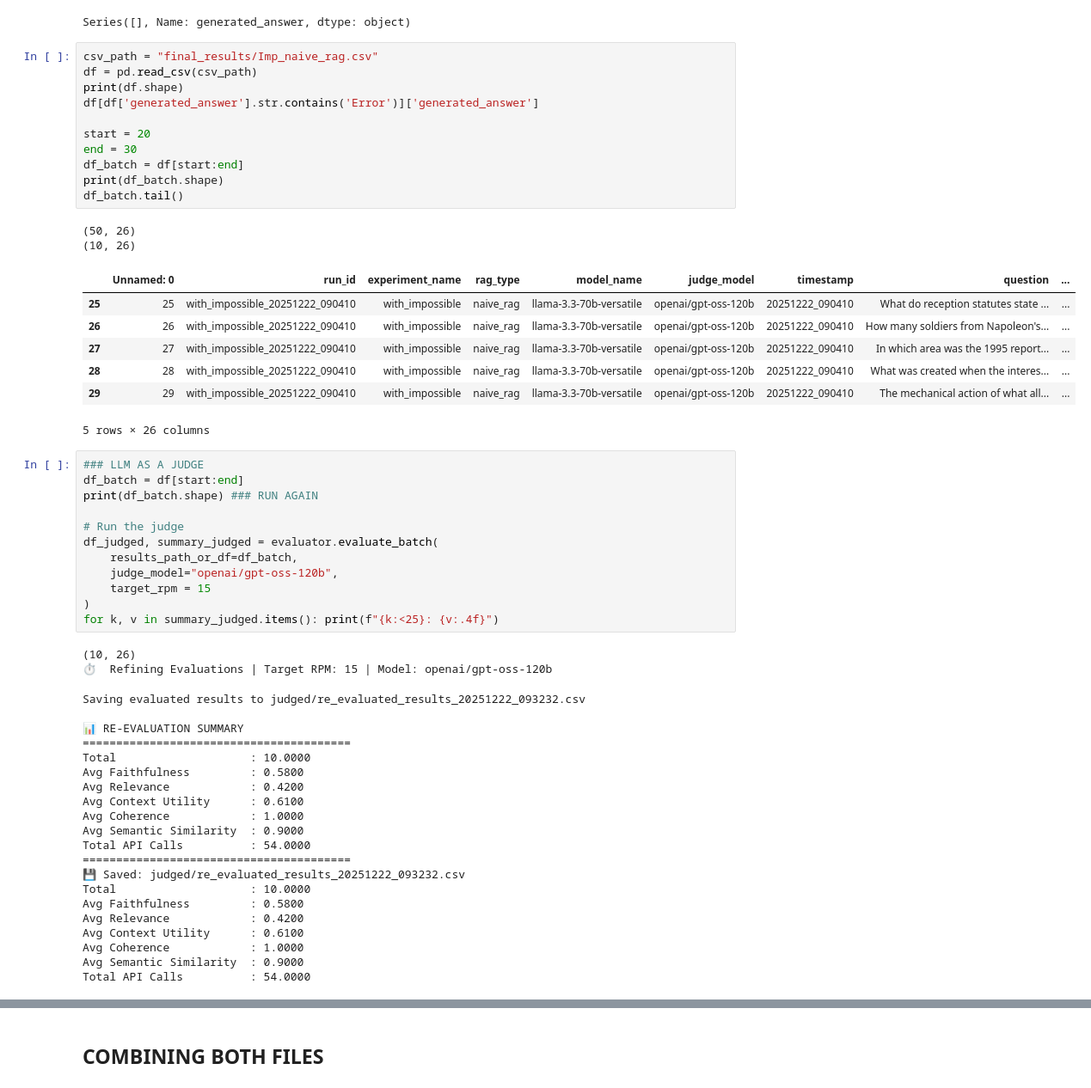
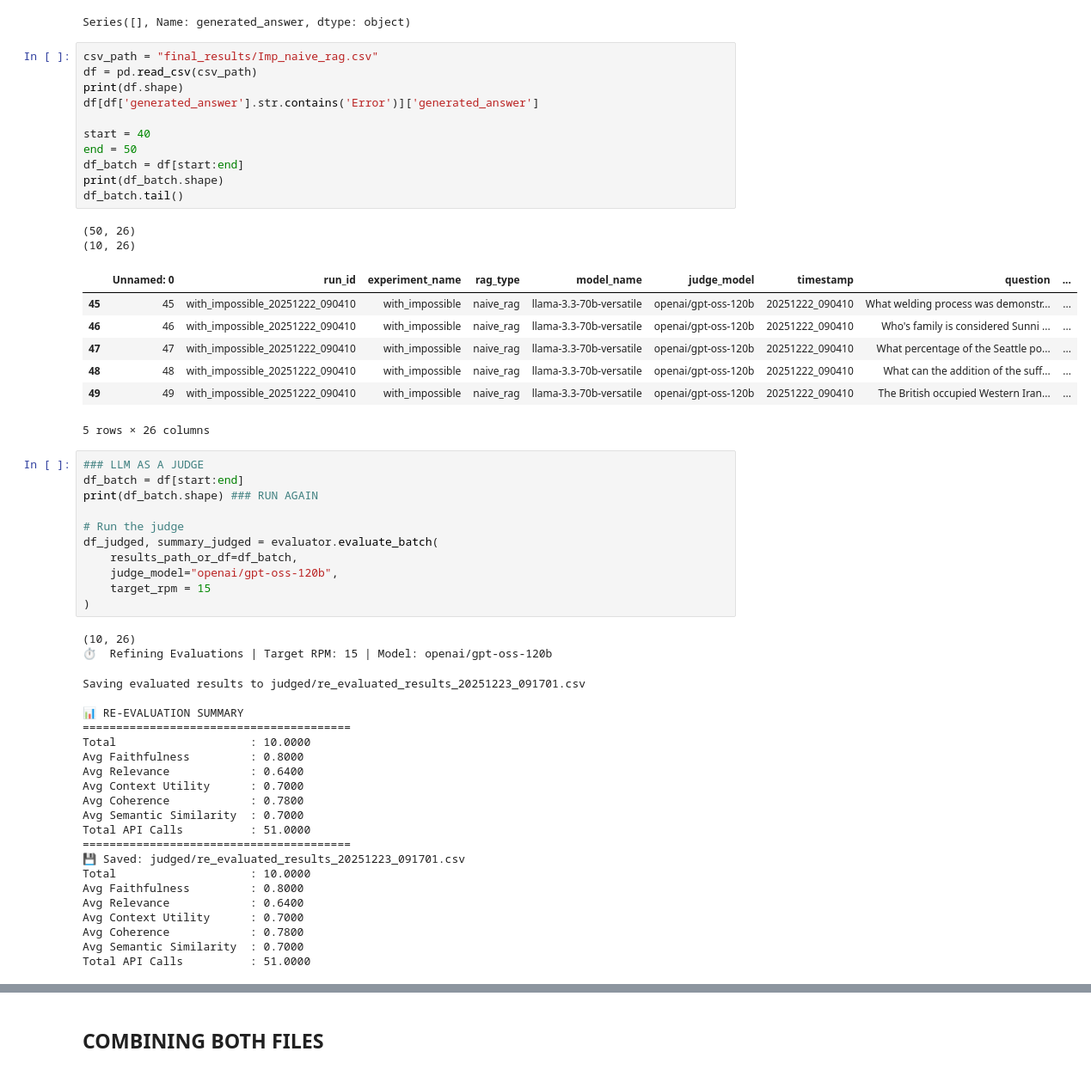
Before and after one commit to PranavDS-codes/RAG, a Jupyter notebook: 03_naive_rag.ipynb, the cells around one changed output, grey strips where cells are left out. Shown: that part at 86% size. Cells and saved outputs as stored; diff of their text form.

Commit message:
completed nairav rag benchmark and started adv rag benchmark

```diff
--- a/03_naive_rag.ipynb
+++ b/03_naive_rag.ipynb
@@ -405,23 +419,23 @@ Series([], Name: generated_answer, dtype: object)
 # %%
 csv_path = "final_results/Imp_naive_rag.csv"
 df = pd.read_csv(csv_path)
 print(df.shape)
 df[df['generated_answer'].str.contains('Error')]['generated_answer']
 
-start = 20
-end = 30
+start = 40
+end = 50
 df_batch = df[start:end]
 print(df_batch.shape)
 df_batch.tail()
 # %% [output]
 (50, 26)
 (10, 26)
 |  | Unnamed: 0 | run_id | experiment_name | rag_type | model_name | judge_model | timestamp | question | ... |
-| 25 | 25 | with_impossible_20251222_090410 | with_impossible | naive_rag | llama-3.3-70b-versatile | openai/gpt-oss-120b | 20251222_090410 | What do reception statutes state ... | ... |
-| 26 | 26 | with_impossible_20251222_090410 | with_impossible | naive_rag | llama-3.3-70b-versatile | openai/gpt-oss-120b | 20251222_090410 | How many soldiers from Napoleon's... | ... |
-| 27 | 27 | with_impossible_20251222_090410 | with_impossible | naive_rag | llama-3.3-70b-versatile | openai/gpt-oss-120b | 20251222_090410 | In which area was the 1995 report... | ... |
-| 28 | 28 | with_impossible_20251222_090410 | with_impossible | naive_rag | llama-3.3-70b-versatile | openai/gpt-oss-120b | 20251222_090410 | What was created when the interes... | ... |
-| 29 | 29 | with_impossible_20251222_090410 | with_impossible | naive_rag | llama-3.3-70b-versatile | openai/gpt-oss-120b | 20251222_090410 | The mechanical action of what all... | ... |
+| 45 | 45 | with_impossible_20251222_090410 | with_impossible | naive_rag | llama-3.3-70b-versatile | openai/gpt-oss-120b | 20251222_090410 | What welding process was demonstr... | ... |
+| 46 | 46 | with_impossible_20251222_090410 | with_impossible | naive_rag | llama-3.3-70b-versatile | openai/gpt-oss-120b | 20251222_090410 | Who's family is considered Sunni ... | ... |
+| 47 | 47 | with_impossible_20251222_090410 | with_impossible | naive_rag | llama-3.3-70b-versatile | openai/gpt-oss-120b | 20251222_090410 | What percentage of the Seattle po... | ... |
+| 48 | 48 | with_impossible_20251222_090410 | with_impossible | naive_rag | llama-3.3-70b-versatile | openai/gpt-oss-120b | 20251222_090410 | What can the addition of the suff... | ... |
+| 49 | 49 | with_impossible_20251222_090410 | with_impossible | naive_rag | llama-3.3-70b-versatile | openai/gpt-oss-120b | 20251222_090410 | The British occupied Western Iran... | ... |
 5 rows × 26 columns
 # %%
 ### LLM AS A JUDGE
@@ -434,28 +448,27 @@ df_judged, summary_judged = evaluator.evaluate_batch(
     judge_model="openai/gpt-oss-120b",
     target_rpm = 15
 )
-for k, v in summary_judged.items(): print(f"{k:<25}: {v:.4f}")
 # %% [output]
 (10, 26)
 ⏱️  Refining Evaluations | Target RPM: 15 | Model: openai/gpt-oss-120b
-Saving evaluated results to judged/re_evaluated_results_20251222_093232.csv
+Saving evaluated results to judged/re_evaluated_results_20251223_091701.csv
 
 📊 RE-EVALUATION SUMMARY
 ========================================
 Total                    : 10.0000
-Avg Faithfulness         : 0.5800
-Avg Relevance            : 0.4200
-Avg Context Utility      : 0.6100
-Avg Coherence            : 1.0000
-Avg Semantic Similarity  : 0.9000
-Total API Calls          : 54.0000
+Avg Faithfulness         : 0.8000
+Avg Relevance            : 0.6400
+Avg Context Utility      : 0.7000
+Avg Coherence            : 0.7800
+Avg Semantic Similarity  : 0.7000
+Total API Calls          : 51.0000
 ========================================
-💾 Saved: judged/re_evaluated_results_20251222_093232.csv
+💾 Saved: judged/re_evaluated_results_20251223_091701.csv
 Total                    : 10.0000
-Avg Faithfulness         : 0.5800
-Avg Relevance            : 0.4200
-Avg Context Utility      : 0.6100
-Avg Coherence            : 1.0000
-Avg Semantic Similarity  : 0.9000
-Total API Calls          : 54.0000
+Avg Faithfulness         : 0.8000
+Avg Relevance            : 0.6400
+Avg Context Utility      : 0.7000
+Avg Coherence            : 0.7800
+Avg Semantic Similarity  : 0.7000
+Total API Calls          : 51.0000
 # %%
```
Also changed, not shown: parts of 7 cells of this notebook, 10 other files.
